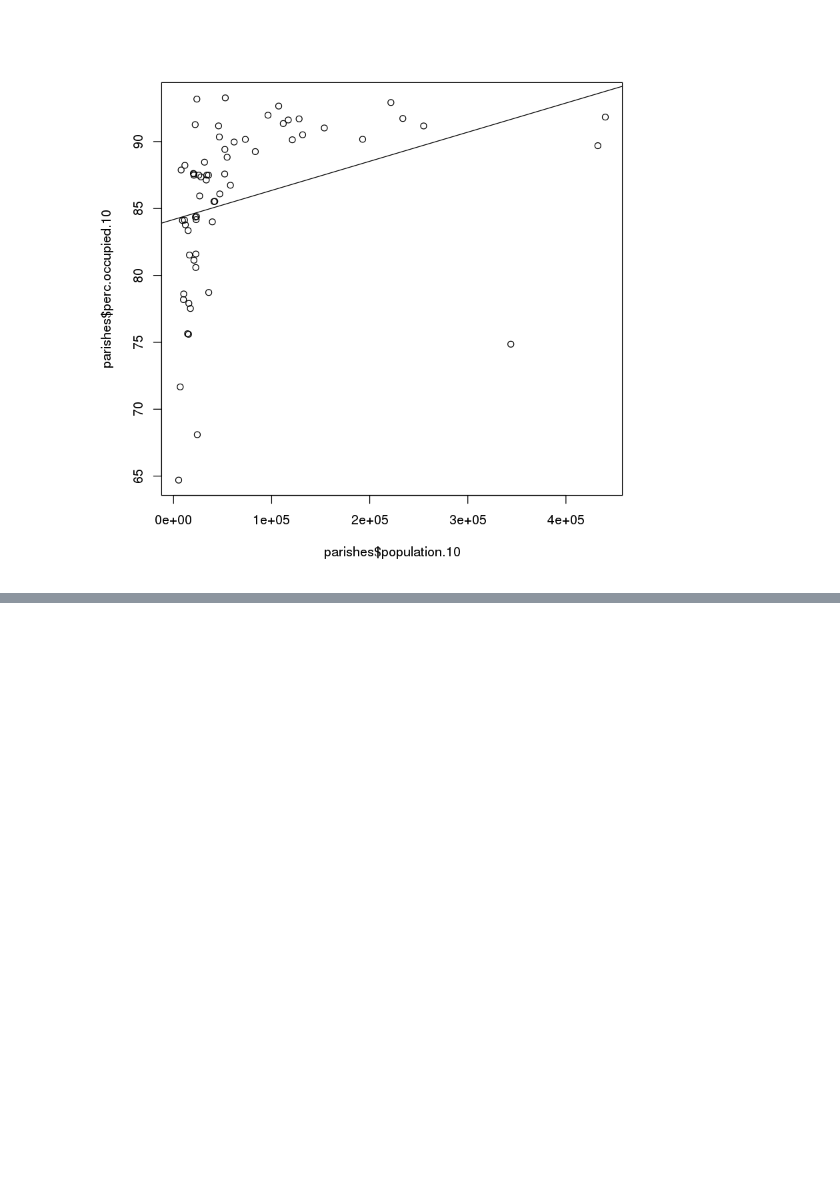
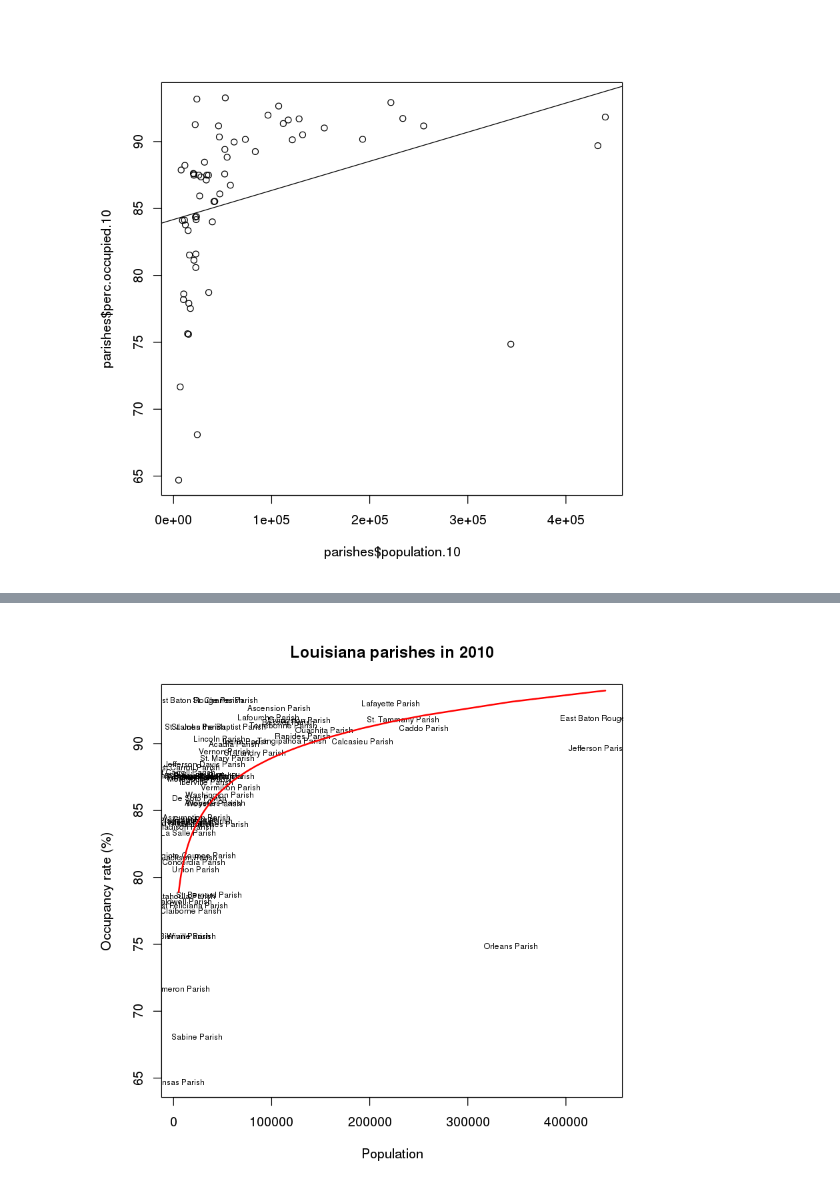
Before and after one commit to OpenNewsLabs/r-workshop-ire, a Jupyter notebook: More with R.ipynb, the cells around one changed output, grey strips where cells are left out. Saved outputs shown, nothing was run; the diff lists cells and outputs as text; code cells hidden in the pictures; blank space fills up the shorter version.

```diff
--- a/More with R.ipynb
+++ b/More with R.ipynb
@@ -286,0 +294,12 @@ This concludes our workshop, More with R.
+# %%
+options(scipen=5) # to prevent axes from appearing in scientific notation
+plot(
+    parishes$population.10, parishes$perc.occupied.10, type = "n", # type = "n" tells R not to plot the points
+    xlab = "Population",
+    ylab = "Occupancy rate (%)",
+    main = "Louisiana parishes in 2010"
+)
+text(parishes$population.10, parishes$perc.occupied.10, labels = parishes$parish, cex = 0.6) # adding text where the points should be
+lines(sort(parishes$population.10), sort(predicted.values), col = "red", lwd = 2)
+# %% [output]
+[figure, added]
```
Also changed, not shown: parts of 41 cells of this notebook, 5 other files.
